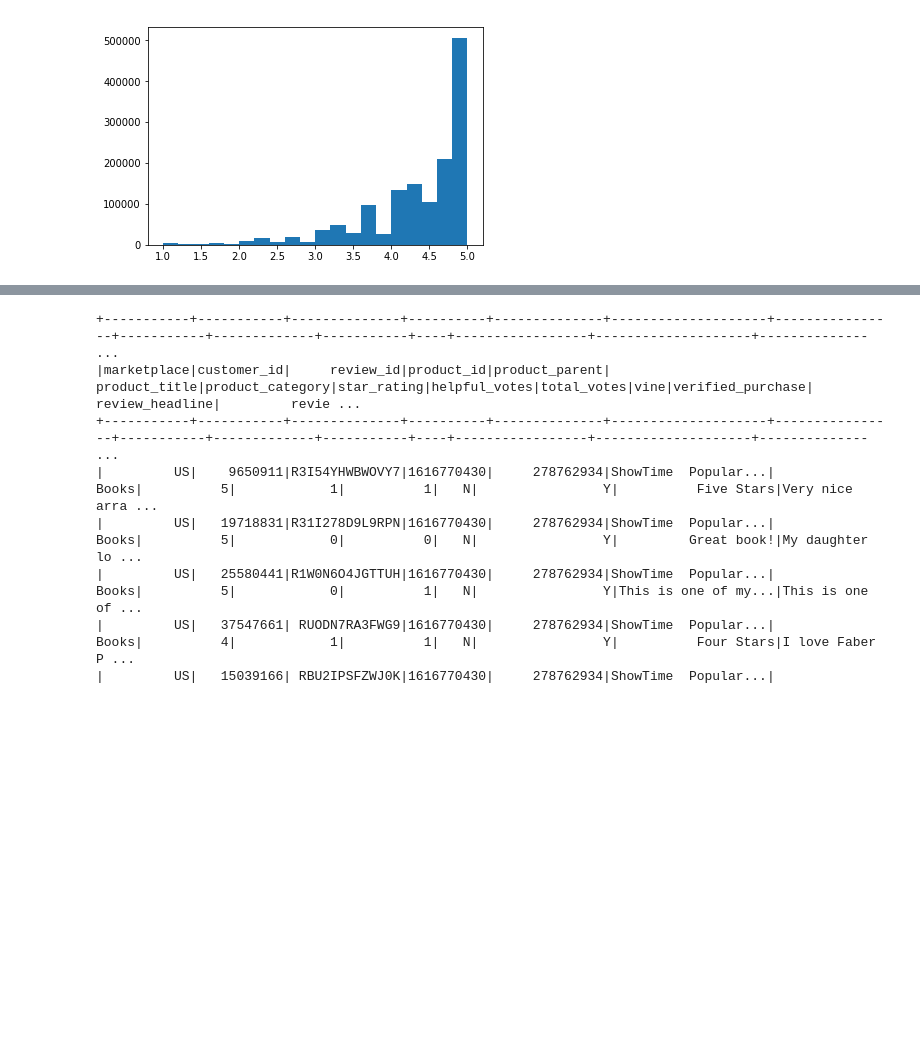
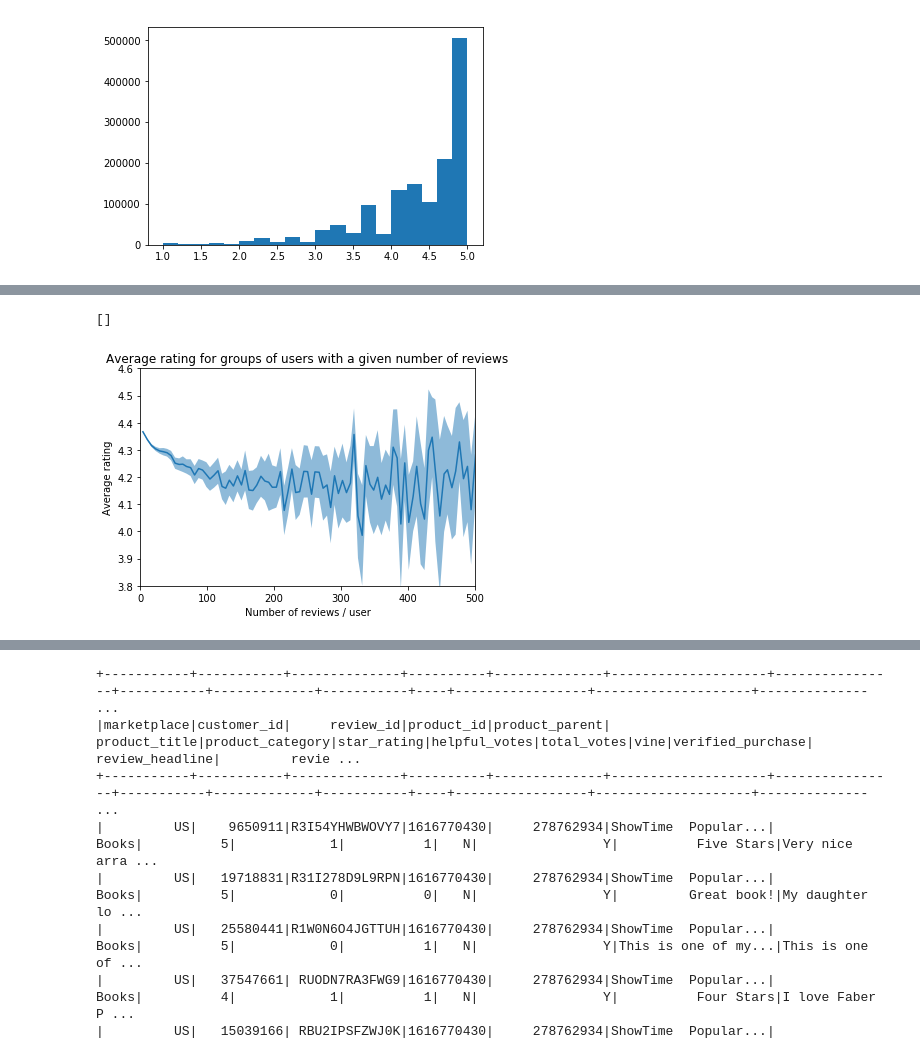
Before and after one commit to Billotais/cs_401_project, a Jupyter notebook: notebook.ipynb, the cells around one changed output, grey strips where cells are left out. Drawn from its saved outputs; the diff is of its cells as text; code cells hidden in the pictures; blank space fills up the shorter version.

Commit message:
Added avg vs nreviews by user

```diff
--- a/notebook.ipynb
+++ b/notebook.ipynb
@@ -872,0 +869,4 @@ plt.show()
+# %%
+user_rating_by_count = by_user_pd.groupby(pd.cut(by_user_pd['n_reviews'], bins=10000, include_lowest=True)).agg({'avg':['mean', 'std','count'], 'n_reviews':'mean'})
+#user_rating_by_count = user_rating_by_count.dropna()
+user_rating_by_count.head()
@@ -873,3 +882,16 @@ plt.show()
+# %%
+plt.plot(user_rating_by_count['n_reviews']['mean'], user_rating_by_count['avg']['mean'])
+plt.fill_between(user_rating_by_count['n_reviews']['mean'], user_rating_by_count['avg']['mean'] - 1.96 * user_rating_by_count['avg']['std'] / np.sqrt(user_rating_by_count['avg']['count']), \
+                                                      user_rating_by_count['avg']['mean'] + 1.96 * user_rating_by_count['avg']['std'] / np.sqrt(user_rating_by_count['avg']['count']), alpha=0.5)
+plt.xlabel('Number of reviews / user')
+plt.ylabel('Average rating')
+plt.title('Average rating for groups of users with a given number of reviews')
+plt.xlim(0,500)
+plt.ylim(3.8, 4.6)
+plt.plot()
+# %% [output]
+[]
+[figure, added]
 # %%
 by_product[by_product['n_reviews'] == 20].head()
 # %% [output]
```
Also changed, not shown: parts of 6 cells of this notebook.
